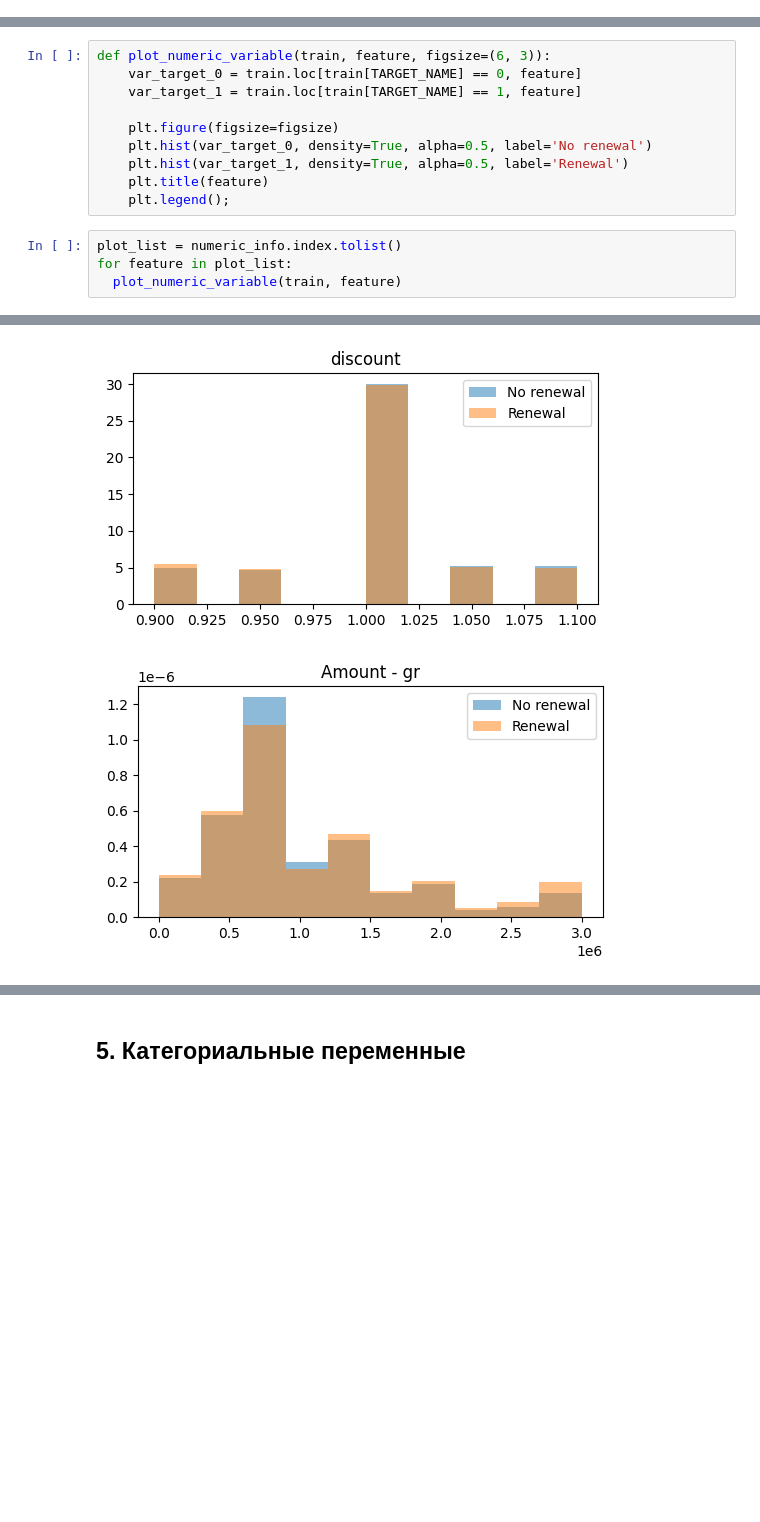
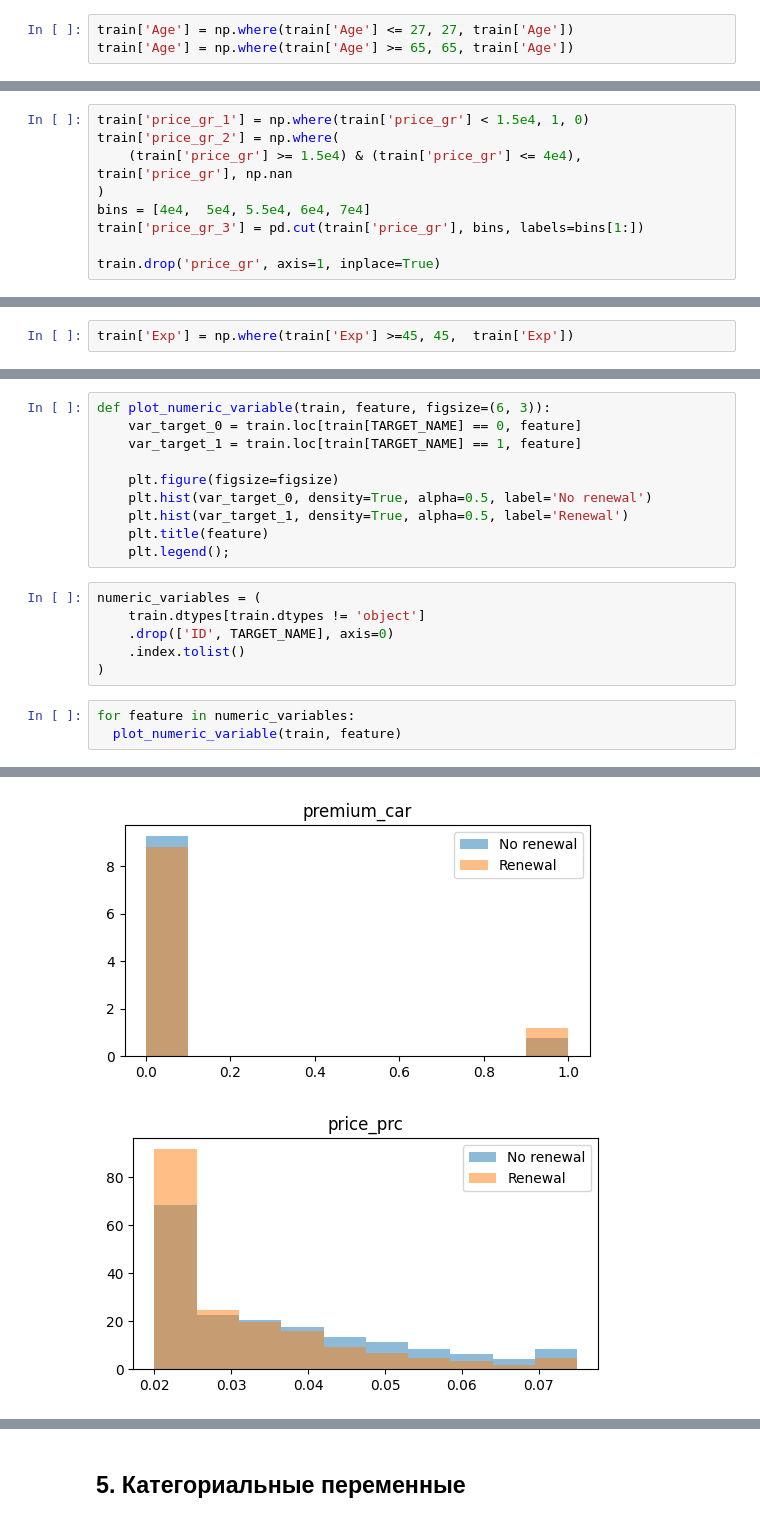
Before and after one commit to YaninaK/car-insurance-renewal, a Jupyter notebook: notebooks/01_Car_insurance_renewal_EDA.ipynb, the cells around one changed output, grey strips where cells are left out. Drawn from its saved outputs; the diff is of its cells as text; blank space fills up the shorter version.

```diff
--- a/notebooks/01_Car_insurance_renewal_EDA.ipynb
+++ b/notebooks/01_Car_insurance_renewal_EDA.ipynb
@@ -131,0 +338,3 @@ dtype: int64
+# %%
+train['Age'] = np.where(train['Age'] <= 27, 27, train['Age'])
+train['Age'] = np.where(train['Age'] >= 65, 65, train['Age'])
@@ -131,0 +380,9 @@ dtype: int64
+# %%
+train['price_gr_1'] = np.where(train['price_gr'] < 1.5e4, 1, 0)
+train['price_gr_2'] = np.where(
+    (train['price_gr'] >= 1.5e4) & (train['price_gr'] <= 4e4), train['price_gr'], np.nan
+)
+bins = [4e4,  5e4, 5.5e4, 6e4, 7e4]
+train['price_gr_3'] = pd.cut(train['price_gr'], bins, labels=bins[1:])
+
+train.drop('price_gr', axis=1, inplace=True)
@@ -131,0 +423,2 @@ dtype: int64
+# %%
+train['Exp'] = np.where(train['Exp'] >=45, 45,  train['Exp'])
@@ -139,9 +479,14 @@ def plot_numeric_variable(train, feature, figsize=(6, 3)):
     plt.hist(var_target_1, density=True, alpha=0.5, label='Renewal')
     plt.title(feature)
     plt.legend();
+# %%
+numeric_variables = (
+    train.dtypes[train.dtypes != 'object']
+    .drop(['ID', TARGET_NAME], axis=0)
+    .index.tolist()
+)
 # %%
-plot_list = numeric_info.index.tolist()
-for feature in plot_list:
+for feature in numeric_variables:
   plot_numeric_variable(train, feature)
 # %% [output]
 [figure]
@@ -153,2 +498,2 @@ for feature in plot_list:
-[figure, old version]
+[figure, new version]
-[figure, old version]
+[figure, new version]
```
Also changed, not shown: parts of 119 cells of this notebook.
